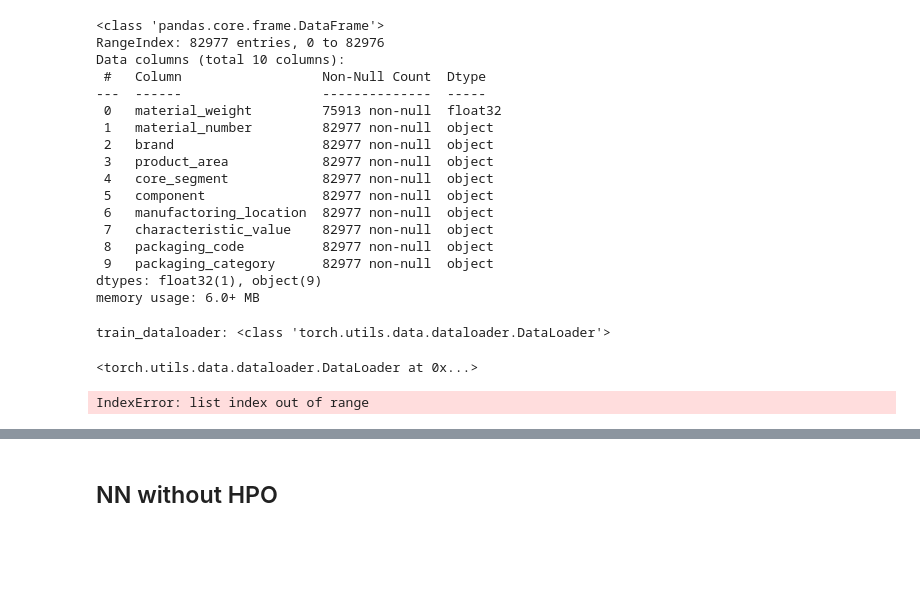
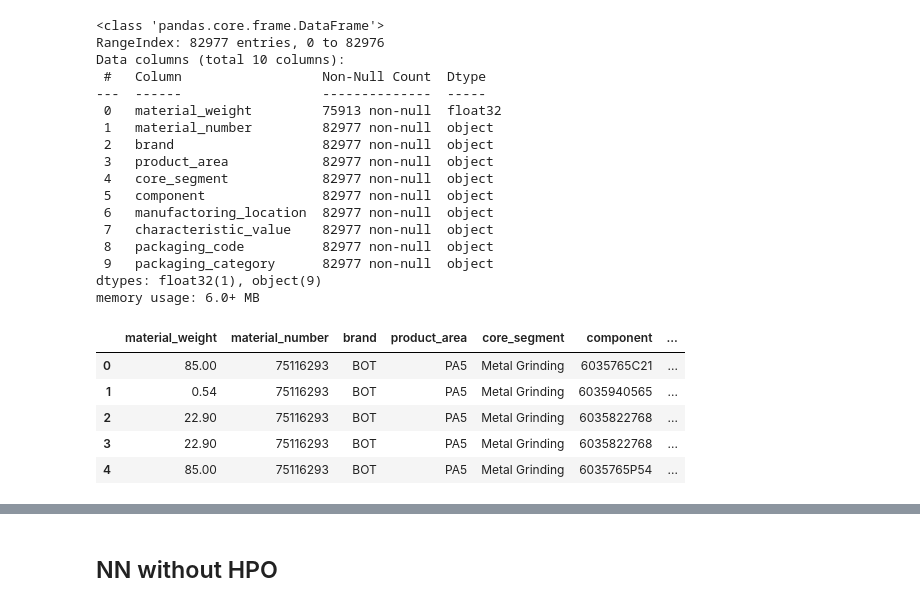
Before and after one commit to tiefenthaler/pytorch-lightning-tabular-classification, a Jupyter notebook: notebooks/20_classification_pipelines_nn_pytorch_optuna.ipynb, the cells around one changed output, grey strips where cells are left out. Saved outputs shown, nothing was run; the diff lists cells and outputs as text; code cells hidden in the pictures; blank space fills up the shorter version.

```diff
--- a/notebooks/20_classification_pipelines_nn_pytorch_optuna.ipynb
+++ b/notebooks/20_classification_pipelines_nn_pytorch_optuna.ipynb
@@ -349,7 +351,7 @@ class TabularDataModuleClassificationPACKAGING(L.LightningDataModule):
             data[self.categorical_cols] = data[self.categorical_cols].astype('object').values
 
         if (len(self.continuous_cols) > 0) or (len(self.categorical_cols) > 0):
-            # self.feature_cols = self.continuous_cols + self.categorical_cols
+            self.feature_cols = self.continuous_cols + self.categorical_cols
             pass
         else:
             raise TypeError("Missing required argument: 'continuous_cols' and/or 'categorical_cols'")
@@ -455,7 +457,7 @@ class TabularDataModuleClassificationPACKAGING(L.LightningDataModule):
         self,
         test_size: Optional[float] = None,
         val_size: Optional[float] = None,
-        stage_setup: str = None
+        stage: str = None
     ) -> None:
         """
         Data Operations (like shuffle, split data, categorical encoding, normalization, etc.) that will be performed multiple times (on each single GPU indipendently), which any dataframe should undergo before feeding into the dataloader.
@@ -470,7 +472,7 @@ class TabularDataModuleClassificationPACKAGING(L.LightningDataModule):
             stage (Optional[str], optional):
                 Internal parameter to distinguish between 'fit' and 'inference'. Defaults to None.
 
-        TODO: check interaction of 'stage_setup' with Lightning Module inherent use of 'stage'.
+        TODO: check interaction of 'stage' with Lightning Module inherent use of 'stage'.
         """
         self.val_size = val_size
         self.test_size = test_size
@@ -482,7 +484,7 @@ class TabularDataModuleClassificationPACKAGING(L.LightningDataModule):
         X = self.data.iloc[:, :-1]
         y = self.data.iloc[:, -1]  # the last column is the target, ensured by calling 'prepare_data' upfront
 
-        if stage_setup == 'fit':
+        if stage == 'fit':
             # Generate train, val and test data splits
             if self.test_size is not None:
                 X_train, X_test, y_train, y_test = train_test_split(
@@ -503,24 +505,27 @@ class TabularDataModuleClassificationPACKAGING(L.LightningDataModule):
             else:
                 X_train = X
                 y_train = y
-        elif stage_setup == 'inference':
+        elif stage == 'inference':
             X_pred = X
             y_pred = y
         else:
-            raise TypeError("Missing required argument 'stage_setup', must be 'fit' or 'inference'")
+            raise TypeError("Missing required argument 'stage', must be 'fit' or 'inference'")
+
 
         # pre-process data
-        if stage_setup == 'fit':
+        if stage == 'fit':
             tabular_train = self._preprocessing_pipeline(X_train, y_train, stage='fit')
+            # the logic ensures that y_train is during all training scenarios and inference scenario always the right reference for number of classes
+            self.n_classes = len(tabular_train[y.name].unique())
             if self.test_size is not None:
                 tabular_test = self._preprocessing_pipeline(X_test, y_test, stage='inference')
             if (self.val_size is not None) and (self.test_size is not None):
                 tabular_val = self._preprocessing_pipeline(X_val, y_val, stage='inference')
-        elif stage_setup == 'inference':
+        elif stage == 'inference':
             tabular_predict = self._preprocessing_pipeline(X_pred, y_pred, stage='inference')
 
         # create datasets
-        if stage_setup == 'fit':
+        if stage == 'fit':
             self.train_dataset = TabularDataset(
                     data=tabular_train,
                     continuous_cols=self.continuous_cols,
@@ -544,7 +549,7 @@ class TabularDataModuleClassificationPACKAGING(L.LightningDataModule):
                     target=self.target,
                     task='classification'
                 )
-        elif stage_setup == 'inference':
+        elif stage == 'inference':
             self.predict_dataset = TabularDataset(
                 data=tabular_predict,
                 continuous_cols=self.continuous_cols,
@@ -637,23 +642,9 @@ dm.setup(test_size=0.2, val_size=0.2, stage_setup='fit')
-# %%
-print(f"train_dataloader: {type(dm.train_dataloader())}")
-dm.train_dataloader()
-# %% [output]
-train_dataloader: <class 'torch.utils.data.dataloader.DataLoader'>
-<torch.utils.data.dataloader.DataLoader at 0x...>
-# %%
-# TODO: how to access the dict of the dataloader correctly?
-# check correctness of DataModule
-num_epochs = 1
-for epoch in range(num_epochs):
-
-    for batch_idx, (x, y) in enumerate(dm.train_dataloader()):
-        if batch_idx >= 3:
-            break
-        print(" Batch index:", batch_idx, end="")
-        print(" | Batch size:", y.shape[0], end="")
-        print(" | x shape:", x.shape, end="")
-        print(" | y shape:", y.shape)
-
-print("Labels from current batch:", y)
-# %% [output]
-IndexError: list index out of range
+# %%
+dm.data.head()
+# %% [output]
+|  | material_weight | material_number | brand | product_area | core_segment | component | ... |
+| 0 | 85.00 | 75116293 | BOT | PA5 | Metal Grinding | 6035765C21 | ... |
+| 1 | 0.54 | 75116293 | BOT | PA5 | Metal Grinding | 6035940565 | ... |
+| 2 | 22.90 | 75116293 | BOT | PA5 | Metal Grinding | 6035822768 | ... |
+| 3 | 22.90 | 75116293 | BOT | PA5 | Metal Grinding | 6035822768 | ... |
+| 4 | 85.00 | 75116293 | BOT | PA5 | Metal Grinding | 6035765P54 | ... |
```
Also changed, not shown: parts of 21 cells of this notebook.
